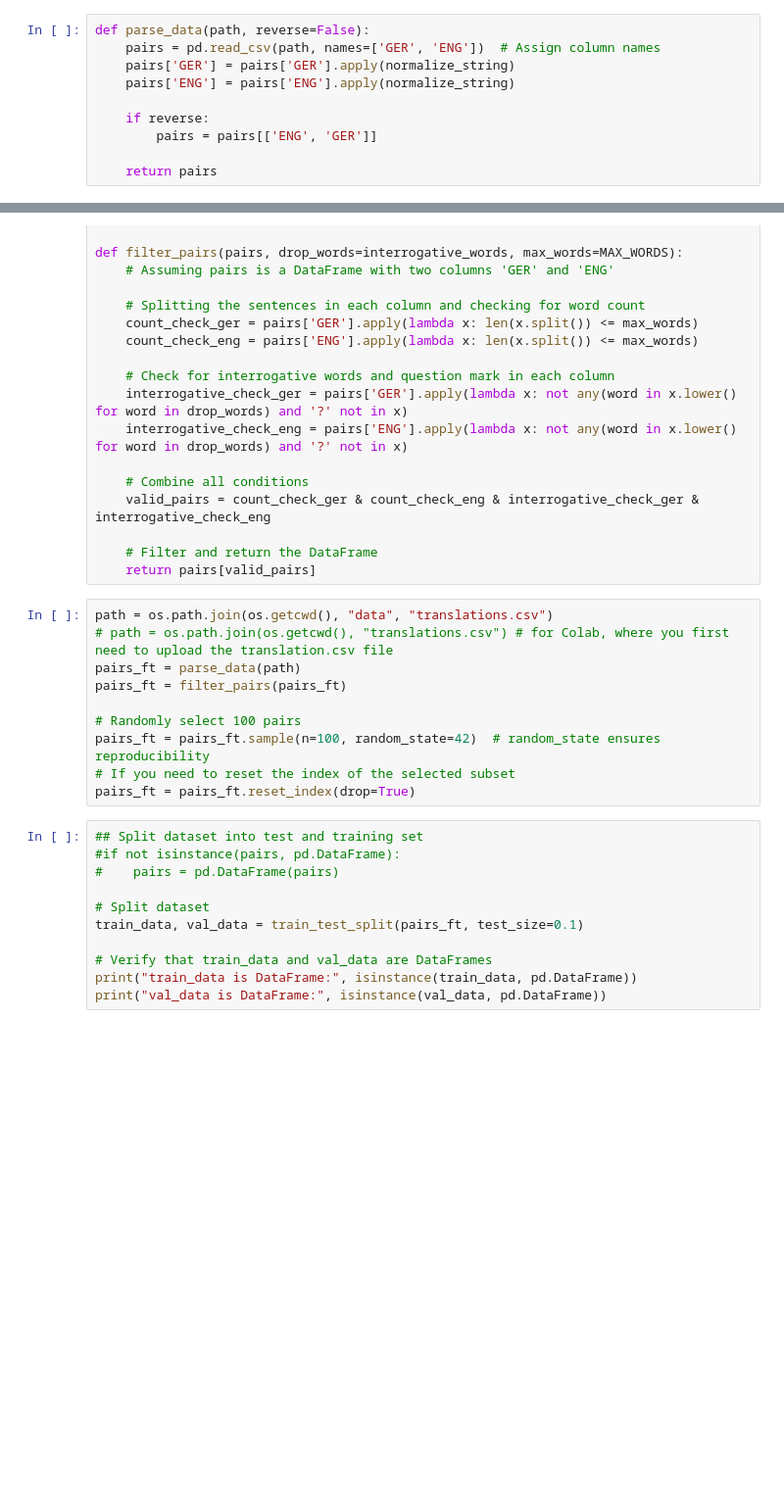
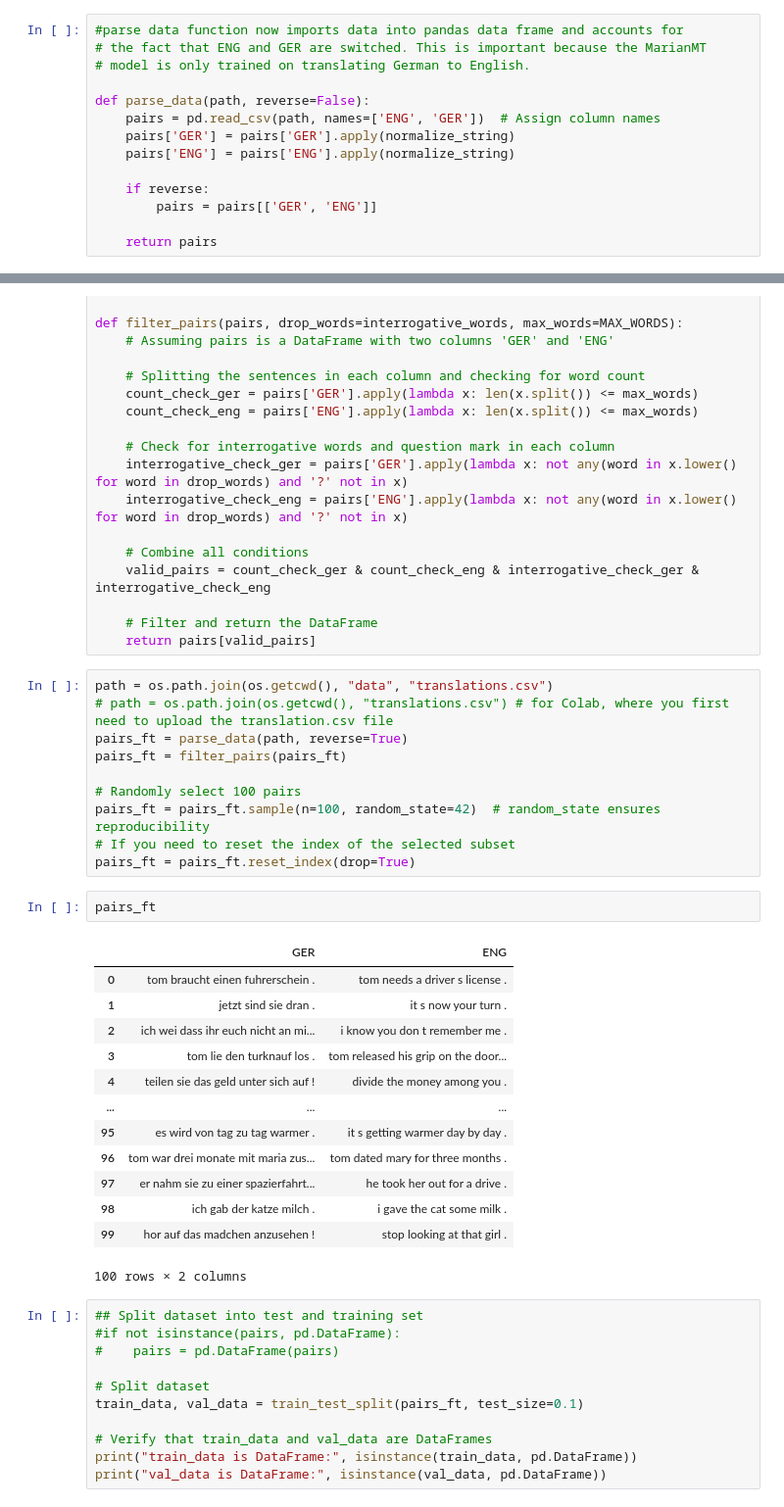
Before and after one commit to Hertie-School-Deep-Learning-Fall-2023/problem-set-3-ps_group_a, a Jupyter notebook: Problem_Set_3_Kai.ipynb, the cells around one changed output, grey strips where cells are left out. Shown at 98% size. Cells and saved outputs as stored; diff of their text form; blank space fills up the shorter version.

Commit message:
reversed GER-ENG of pairs dataset

```diff
--- a/Problem_Set_3_Kai.ipynb
+++ b/Problem_Set_3_Kai.ipynb
@@ -1022,13 +1024,17 @@ Good morning
 # %% [markdown]
 ### Fine tuning the MarianMT model
 # %%
+#parse data function now imports data into pandas data frame and accounts for
+# the fact that ENG and GER are switched. This is important because the MarianMT
+# model is only trained on translating German to English.
+
 def parse_data(path, reverse=False):
-    pairs = pd.read_csv(path, names=['GER', 'ENG'])  # Assign column names
+    pairs = pd.read_csv(path, names=['ENG', 'GER'])  # Assign column names
     pairs['GER'] = pairs['GER'].apply(normalize_string)
     pairs['ENG'] = pairs['ENG'].apply(normalize_string)
 
     if reverse:
-        pairs = pairs[['ENG', 'GER']]
+        pairs = pairs[['GER', 'ENG']]
 
     return pairs
 # %%
@@ -1056,13 +1062,29 @@ def filter_pairs(pairs, drop_words=interrogative_words, max_words=MAX_WORDS):
 # %%
 path = os.path.join(os.getcwd(), "data", "translations.csv")
 # path = os.path.join(os.getcwd(), "translations.csv") # for Colab, where you first need to upload the translation.csv file
-pairs_ft = parse_data(path)
+pairs_ft = parse_data(path, reverse=True)
 pairs_ft = filter_pairs(pairs_ft)
 
 # Randomly select 100 pairs
 pairs_ft = pairs_ft.sample(n=100, random_state=42)  # random_state ensures reproducibility
 # If you need to reset the index of the selected subset
 pairs_ft = pairs_ft.reset_index(drop=True)
+# %%
+pairs_ft
+# %% [output]
+|  | GER | ENG |
+| 0 | tom braucht einen fuhrerschein . | tom needs a driver s license . |
+| 1 | jetzt sind sie dran . | it s now your turn . |
+| 2 | ich wei dass ihr euch nicht an mi... | i know you don t remember me . |
+| 3 | tom lie den turknauf los . | tom released his grip on the door... |
+| 4 | teilen sie das geld unter sich auf ! | divide the money among you . |
+| ... | ... | ... |
+| 95 | es wird von tag zu tag warmer . | it s getting warmer day by day . |
+| 96 | tom war drei monate mit maria zus... | tom dated mary for three months . |
+| 97 | er nahm sie zu einer spazierfahrt... | he took her out for a drive . |
+| 98 | ich gab der katze milch . | i gave the cat some milk . |
+| 99 | hor auf das madchen anzusehen ! | stop looking at that girl . |
+100 rows × 2 columns
 # %%
 ## Split dataset into test and training set
 #if not isinstance(pairs, pd.DataFrame):
```
Also changed, not shown: parts of 1 cell of this notebook.
